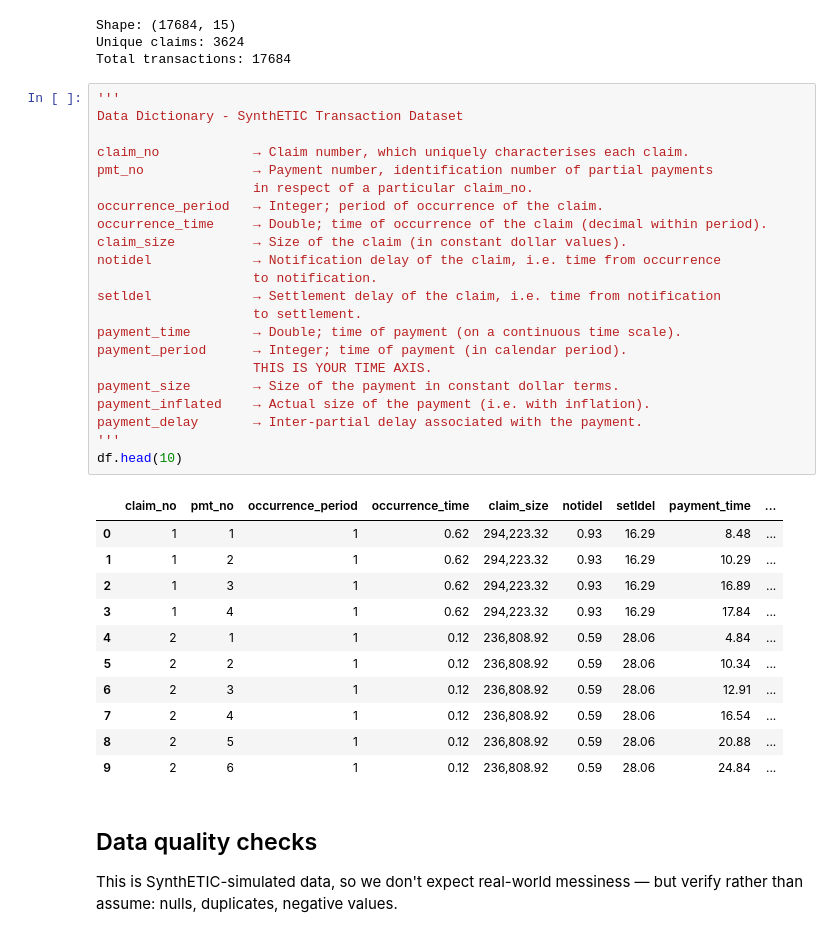
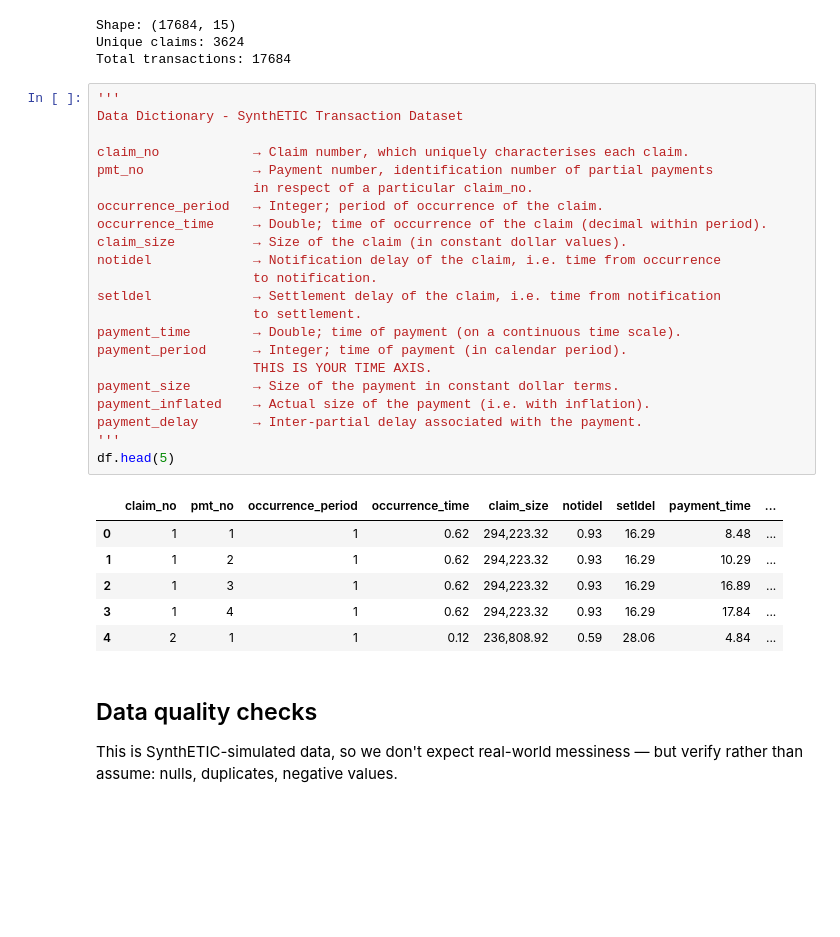
Before and after one commit to wjiang4318/Snapshot-Triangle-Insurance-Reserving, a Jupyter notebook: notebooks/01_data_exploration.ipynb, the cells around one changed output. Drawn from its saved outputs; the diff is of its cells as text; blank space fills up the shorter version.

```diff
--- a/notebooks/01_data_exploration.ipynb
+++ b/notebooks/01_data_exploration.ipynb
@@ -16,37 +16,32 @@ Total transactions: 17684
 # %%
 '''
 Data Dictionary - SynthETIC Transaction Dataset
 
 claim_no            → Claim number, which uniquely characterises each claim.
 pmt_no              → Payment number, identification number of partial payments
                     in respect of a particular claim_no.
 occurrence_period   → Integer; period of occurrence of the claim.
 occurrence_time     → Double; time of occurrence of the claim (decimal within period).
 claim_size          → Size of the claim (in constant dollar values).
 notidel             → Notification delay of the claim, i.e. time from occurrence
                     to notification.
 setldel             → Settlement delay of the claim, i.e. time from notification
                     to settlement.
 payment_time        → Double; time of payment (on a continuous time scale).
 payment_period      → Integer; time of payment (in calendar period).
                     THIS IS YOUR TIME AXIS.
 payment_size        → Size of the payment in constant dollar terms.
 payment_inflated    → Actual size of the payment (i.e. with inflation).
 payment_delay       → Inter-partial delay associated with the payment.
 '''
-df.head(10)
+df.head(5)
 # %% [output]
 |  | claim_no | pmt_no | occurrence_period | occurrence_time | claim_size | notidel | setldel | payment_time | ... |
 | 0 | 1 | 1 | 1 | 0.62 | 294,223.32 | 0.93 | 16.29 | 8.48 | ... |
 | 1 | 1 | 2 | 1 | 0.62 | 294,223.32 | 0.93 | 16.29 | 10.29 | ... |
 | 2 | 1 | 3 | 1 | 0.62 | 294,223.32 | 0.93 | 16.29 | 16.89 | ... |
 | 3 | 1 | 4 | 1 | 0.62 | 294,223.32 | 0.93 | 16.29 | 17.84 | ... |
 | 4 | 2 | 1 | 1 | 0.12 | 236,808.92 | 0.59 | 28.06 | 4.84 | ... |
-| 5 | 2 | 2 | 1 | 0.12 | 236,808.92 | 0.59 | 28.06 | 10.34 | ... |
-| 6 | 2 | 3 | 1 | 0.12 | 236,808.92 | 0.59 | 28.06 | 12.91 | ... |
-| 7 | 2 | 4 | 1 | 0.12 | 236,808.92 | 0.59 | 28.06 | 16.54 | ... |
-| 8 | 2 | 5 | 1 | 0.12 | 236,808.92 | 0.59 | 28.06 | 20.88 | ... |
-| 9 | 2 | 6 | 1 | 0.12 | 236,808.92 | 0.59 | 28.06 | 24.84 | ... |
 # %% [markdown]
 ## Data quality checks
 
```
Also changed, not shown: 6 other files.
